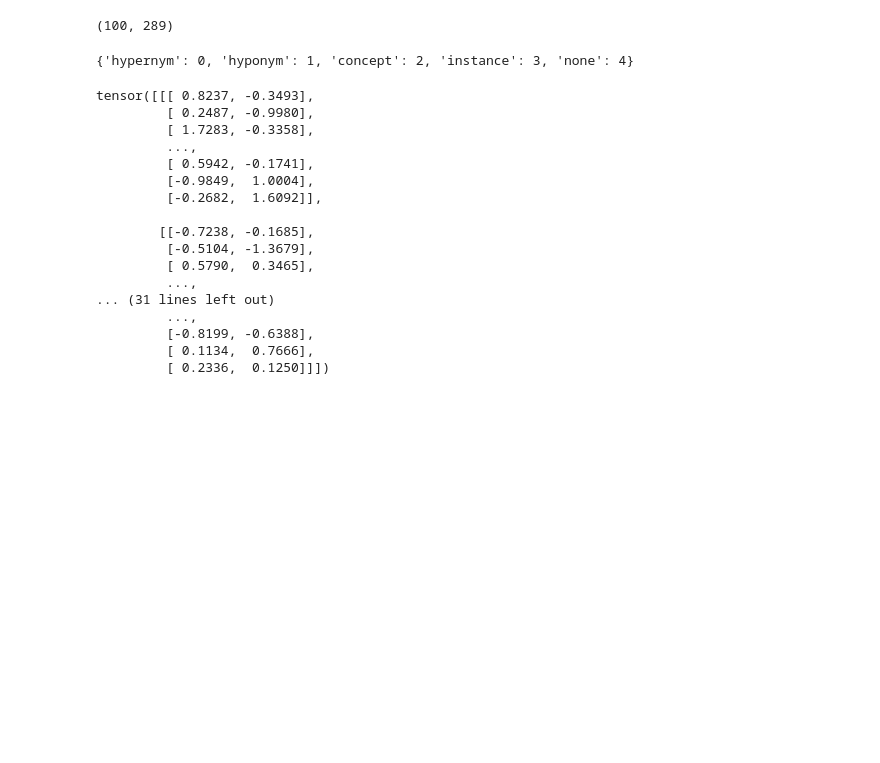
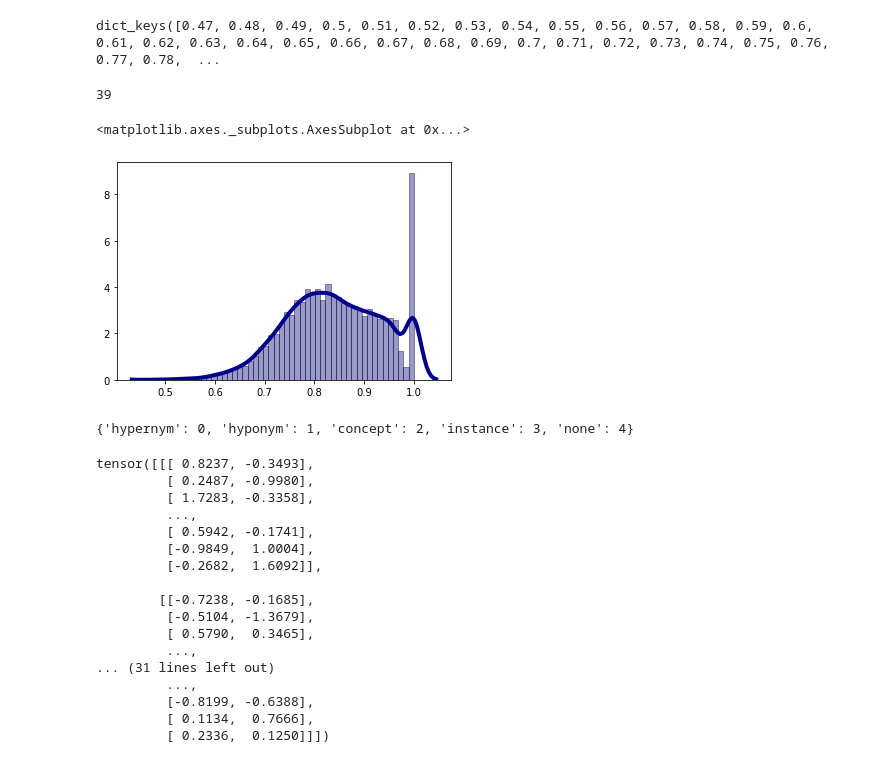
Before and after one commit to Remorax/SIREN-Research, a Jupyter notebook: OntoEnricher/src/Final.ipynb, the cells around one changed output. Drawn from its saved outputs; the diff is of its cells as text; code cells hidden in the pictures; blank space fills up the shorter version.

```diff
--- a/OntoEnricher/src/Final.ipynb
+++ b/OntoEnricher/src/Final.ipynb
@@ -162,6 +184,2 @@ f.close()
 # %%
 counts_padded = np.array([elem + [0 for i in range(max_paths - len(elem))] for elem in counts_train][:100])
-# %%
-counts_padded.shape
-# %% [output]
-(100, 289)
@@ -173,3 +186,26 @@ prod = torch.bmm(paths_output.reshape(-1, 289, 250*2).permute(0,2,1), counts_pad
+# %%
+scores = [elem[1] for elem in resolved.values()]
+counts_dict = {float(str(key)[:4]): 0 for key in np.arange(0.47, 1.01, 0.01)}
+for elem in scores:
+    counts_dict[float(str(elem)[:4])] += 1
+counts_dict.keys()
+# %% [output]
+dict_keys([0.47, 0.48, 0.49, 0.5, 0.51, 0.52, 0.53, 0.54, 0.55, 0.56, 0.57, 0.58, 0.59, 0.6, 0.61, 0.62, 0.63, 0.64, 0.65, 0.66, 0.67, 0.68, 0.69, 0.7, 0.71, 0.72, 0.73, 0.74, 0.75, 0.76, 0.77, 0.78,  ...
+# %%
+thresholds = [0.5, 0.59, 0.6, 0.65, 0.66, 0.67, 0.68, 0.69, 0.7, 0.71, 0.72, 0.73, 0.74, 0.75, 0.76, 0.77, 0.78, 0.79, 0.8, 0.81, 0.82, 0.83, 0.84, 0.85, 0.86, 0.87, 0.88, 0.89, 0.9, 0.91, 0.92, 0.93, 0.94, 0.95, 0.96, 0.97, 0.98, 0.99, 1.0]
+len(thresholds)
+# %% [output]
+39
+# %%
+import matplotlib.pyplot as plt
+import seaborn as sns
+sns.distplot(sorted(scores), hist=True, kde=True,
+             bins=50, color = 'darkblue',
+             hist_kws={'edgecolor':'black'},
+             kde_kws={'linewidth': 4})
+# %% [output]
+<matplotlib.axes._subplots.AxesSubplot at 0x...>
+[figure, added]
 # %%
 rel_indexer
 # %% [output]
```
Also changed, not shown: parts of 3 cells of this notebook, 2 other files.
